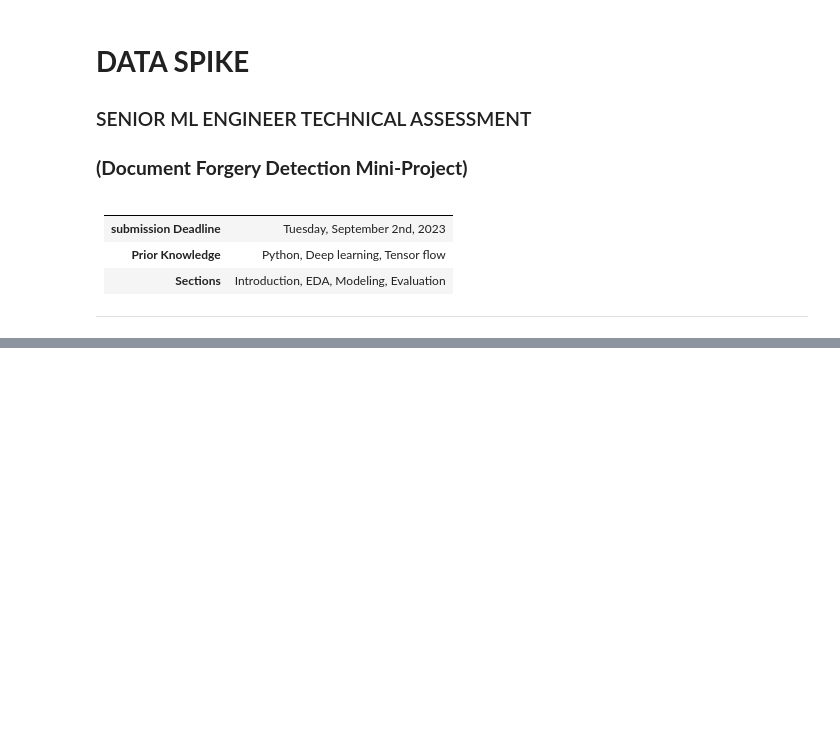
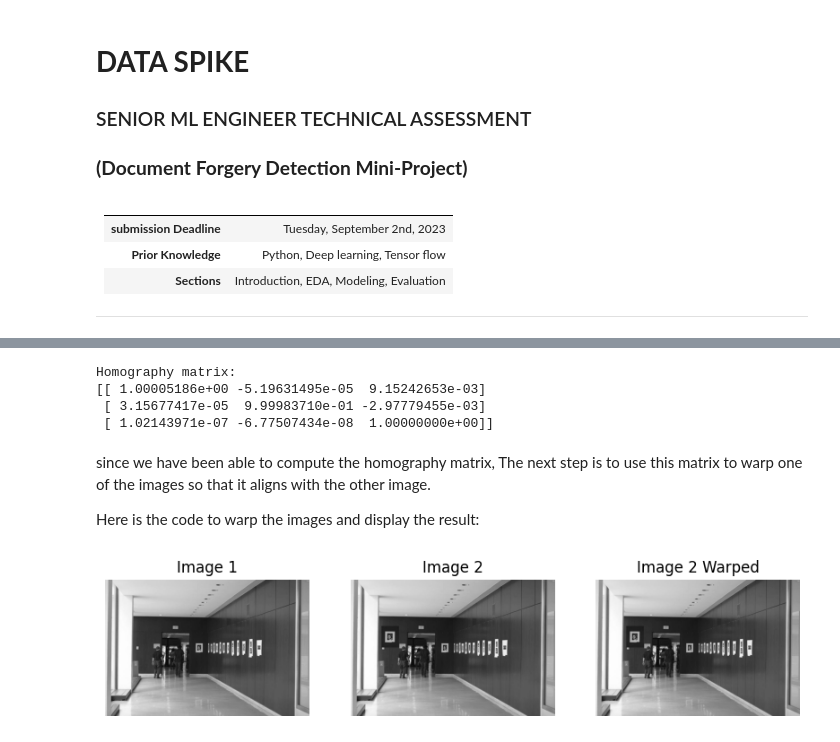
Before and after one commit to BelloJ/Document-Forgery-Detection-Mini-Project, a Jupyter notebook: Document_Forgery_Detection_Mini_Project.ipynb, the cells around one changed output, grey strips where cells are left out. Cells and saved outputs as stored; diff of their text form; code cells hidden in the pictures; blank space fills up the shorter version.

```diff
--- a/Document_Forgery_Detection_Mini_Project.ipynb
+++ b/Document_Forgery_Detection_Mini_Project.ipynb
@@ -96,0 +458,36 @@ data.head()
+# %%
+# Compute the homography using cv2.findHomography
+H, mask = cv2.findHomography(pts1, pts2, cv2.RANSAC, 5.0)
+
+print('Homography matrix:')
+print(H)
+# %% [output]
+Homography matrix:
+[[ 1.00005186e+00 -5.19631495e-05  9.15242653e-03]
+ [ 3.15677417e-05  9.99983710e-01 -2.97779455e-03]
+ [ 1.02143971e-07 -6.77507434e-08  1.00000000e+00]]
+# %% [markdown]
+since we have been able to compute the homography matrix, The next step is to use this matrix to warp one of the images so that it aligns with the other image.
+
+Here is the code to warp the images and display the result:
+# %%
+# Warp img2 to img1
+img2_warped = cv2.warpPerspective(img2, H, (img1.shape[1], img1.shape[0]))
+
+# Display images
+plt.figure(figsize=(10, 5))
+plt.subplot(1, 3, 1)
+plt.imshow(img1, cmap='gray')
+plt.axis('off')
+plt.title('Image 1')
+plt.subplot(1, 3, 2)
+plt.imshow(img2, cmap='gray')
+plt.axis('off')
+plt.title('Image 2')
+plt.subplot(1, 3, 3)
+plt.imshow(img2_warped, cmap='gray')
+plt.axis('off')
+plt.title('Image 2 Warped')
+plt.show()
+# %% [output]
+[figure, added]
```
Also changed, not shown: parts of 32 cells of this notebook.
